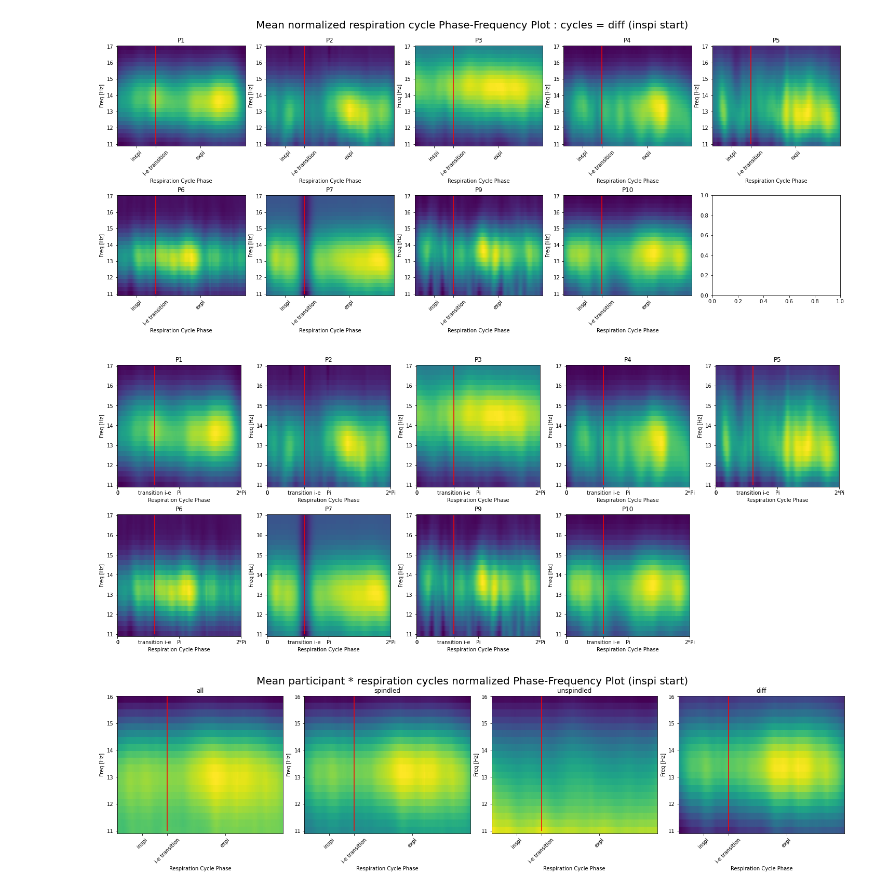
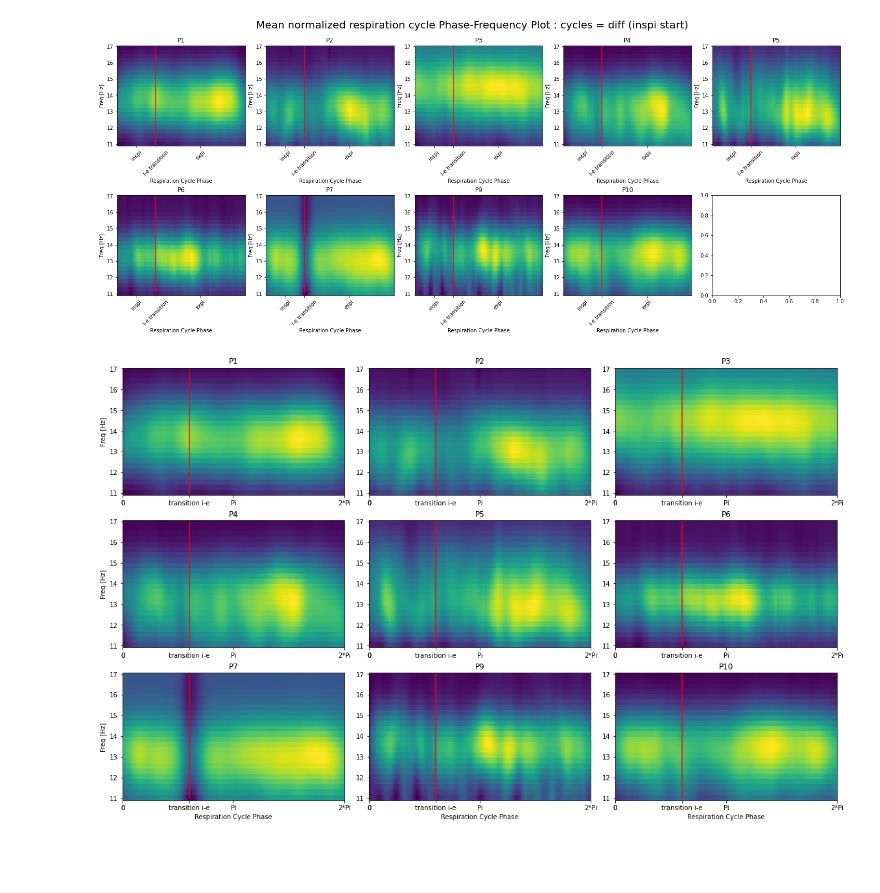
Before and after one commit to ValentinGhibaudo/Sleep_EEG_Respi, a Jupyter notebook: stretch_tf_inspi.ipynb, the cells around one changed output. Cells and saved outputs as stored; diff of their text form; code cells hidden in the pictures; blank space fills up the shorter version.

Commit message:
maj figures article 2

```diff
--- a/stretch_tf_inspi.ipynb
+++ b/stretch_tf_inspi.ipynb
@@ -232,30 +232,32 @@ for mode in da.coords['spindle_mode'].values:
 [figure]
 [figure]
 # %%
-fig, axs = plt.subplots(ncols = 5, nrows = 2, constrained_layout = True, figsize = (20,8))
+fig, axs = plt.subplots(ncols = 3, nrows = 3, constrained_layout = True, figsize = (16,10))
 # fig.suptitle(f'Mean normalized respiration cycle Phase-Frequency Plot : cycles = {mode} (inspi start)', fontsize = 20, y = 1.05)
-for row, sublists in enumerate([ participants[:5] , participants[5:] ]):
+for row, sublists in enumerate([ participants[:3] , participants[3:6], participants[6:] ]):
     for col, participant in enumerate(sublists):
         ax = axs[row, col]
         min_freq = 11
         max_freq = 17
         data = da.loc[participant, 'diff' , min_freq:max_freq,:].values
         ax.pcolormesh(da.coords['point'], da.coords['freqs'].loc[min_freq:max_freq], data)
         ax.set_title(participant)
-        ax.set_ylabel('Freq [Hz]')
-        ax.set_xlabel('Respiration Cycle Phase')
+        if participant in ['P1','P4','P7']:
+            ax.set_ylabel('Freq [Hz]')
+        if participant in ['P7','P9','P10']:
+            ax.set_xlabel('Respiration Cycle Phase')
         ax.vlines(x = xvline, ymin = min_freq, ymax=max_freq, color = 'r')
         # ax.set_xticks([inspi_label_pos,xvline,expi_label_pos])
         # ax.set_xticklabels(['inspi','i-e transition','expi'], rotation=45, fontsize=10)
         ax.set_xticks([0, 0, 300, 500, 1000])
         ax.set_xticklabels([0, 0, 'transition i-e', 'Pi', '2*Pi'], rotation=0, fontsize=10)
-fig.delaxes(axs[1,4])
+# fig.delaxes(axs[1,4])
 if mode == 'diff':
     if save:
         plt.savefig(f'../article/stretch_tf_by_participant_{mode}', bbox_inches = 'tight')
 plt.show()
 # %% [output]
-[figure, old version]
+[figure, new version]
 # %%
 fig, axs = plt.subplots(ncols = 4, constrained_layout = True, figsize = (20,5))
 fig.suptitle('Mean participant * respiration cycles normalized Phase-Frequency Plot (inspi start)', fontsize = 20, y = 1.05)
@@ -275,8 +277,6 @@ for col, mode in enumerate(da.coords['spindle_mode'].values):
 if save:
     plt.savefig(f'../presentation_5/stretch_tf_mean_participant_modes_inspi_start', bbox_inches = 'tight')
 plt.show()
-# %% [output]
-[figure, removed]
 # %%
 fig, ax = plt.subplots(constrained_layout = True, figsize = (10,5))
 min_freq = 11
```
Also changed, not shown: parts of 2 cells of this notebook, 1 other file.
